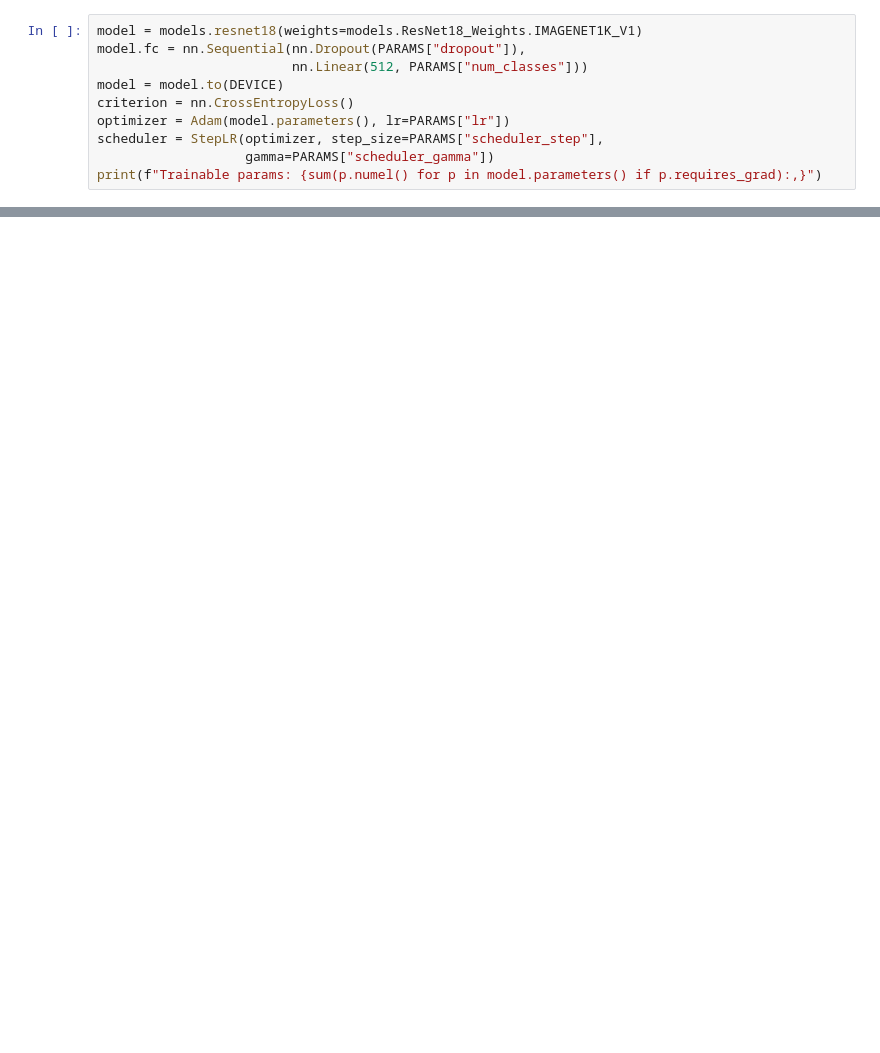
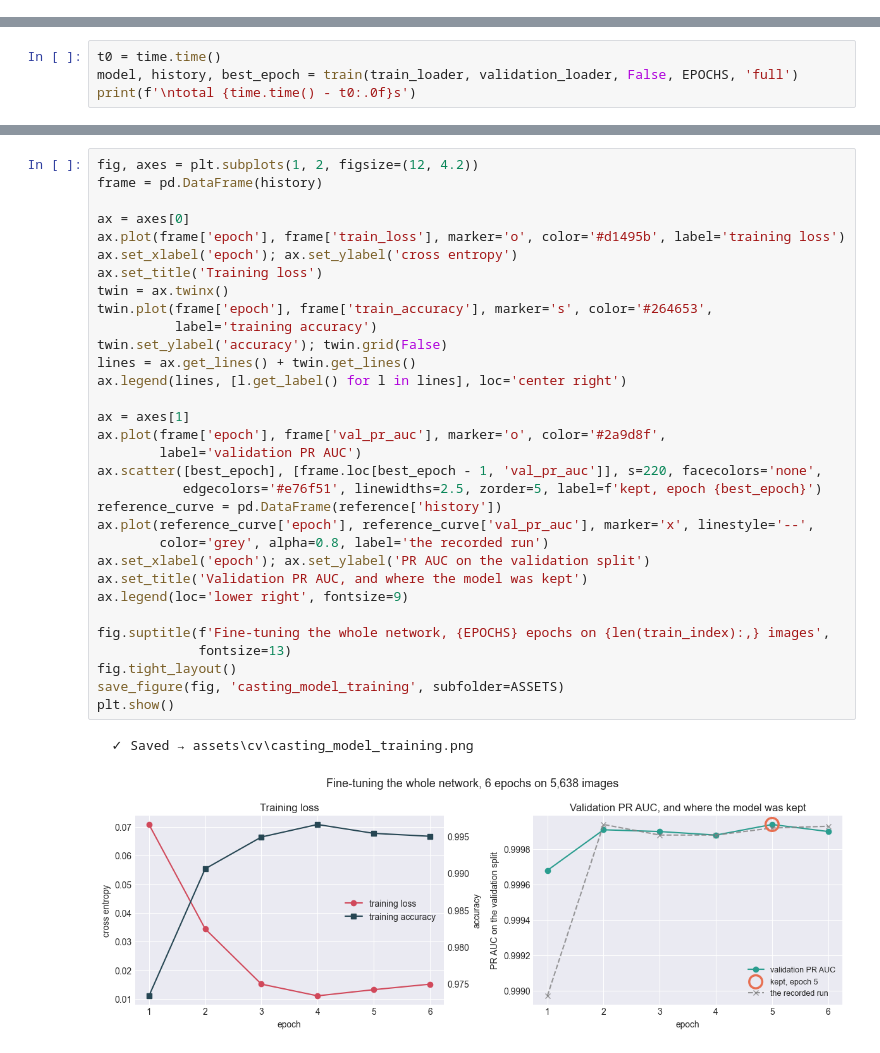
Before and after one commit to sergey-kasatov/arkon-manufacturing-ai, a Jupyter notebook: notebooks/03_cv/01_casting_defects/03_casting_modeling.ipynb, the cells around one changed output, grey strips where cells are left out. Saved outputs shown, nothing was run; the diff lists cells and outputs as text; blank space fills up the shorter version.

```diff
--- a/notebooks/03_cv/01_casting_defects/03_casting_modeling.ipynb
+++ b/notebooks/03_cv/01_casting_defects/03_casting_modeling.ipynb
@@ -106,10 +0,0 @@ print(f"Classes: {CLASSES} | Train: {len(train_set)} | Val: {len(val_set)} | Tes
-# %%
-model = models.resnet18(weights=models.ResNet18_Weights.IMAGENET1K_V1)
-model.fc = nn.Sequential(nn.Dropout(PARAMS["dropout"]),
-                         nn.Linear(512, PARAMS["num_classes"]))
-model = model.to(DEVICE)
-criterion = nn.CrossEntropyLoss()
-optimizer = Adam(model.parameters(), lr=PARAMS["lr"])
-scheduler = StepLR(optimizer, step_size=PARAMS["scheduler_step"],
-                   gamma=PARAMS["scheduler_gamma"])
-print(f"Trainable params: {sum(p.numel() for p in model.parameters() if p.requires_grad):,}")
@@ -241,0 +353,4 @@ plt.show()
+# %%
+t0 = time.time()
+model, history, best_epoch = train(train_loader, validation_loader, False, EPOCHS, 'full')
+print(f'\ntotal {time.time() - t0:.0f}s')
@@ -241,0 +379,35 @@ plt.show()
+# %%
+fig, axes = plt.subplots(1, 2, figsize=(12, 4.2))
+frame = pd.DataFrame(history)
+
+ax = axes[0]
+ax.plot(frame['epoch'], frame['train_loss'], marker='o', color='#d1495b', label='training loss')
+ax.set_xlabel('epoch'); ax.set_ylabel('cross entropy')
+ax.set_title('Training loss')
+twin = ax.twinx()
+twin.plot(frame['epoch'], frame['train_accuracy'], marker='s', color='#264653',
+          label='training accuracy')
+twin.set_ylabel('accuracy'); twin.grid(False)
+lines = ax.get_lines() + twin.get_lines()
+ax.legend(lines, [l.get_label() for l in lines], loc='center right')
+
+ax = axes[1]
+ax.plot(frame['epoch'], frame['val_pr_auc'], marker='o', color='#2a9d8f',
+        label='validation PR AUC')
+ax.scatter([best_epoch], [frame.loc[best_epoch - 1, 'val_pr_auc']], s=220, facecolors='none',
+           edgecolors='#e76f51', linewidths=2.5, zorder=5, label=f'kept, epoch {best_epoch}')
+reference_curve = pd.DataFrame(reference['history'])
+ax.plot(reference_curve['epoch'], reference_curve['val_pr_auc'], marker='x', linestyle='--',
+        color='grey', alpha=0.8, label='the recorded run')
+ax.set_xlabel('epoch'); ax.set_ylabel('PR AUC on the validation split')
+ax.set_title('Validation PR AUC, and where the model was kept')
+ax.legend(loc='lower right', fontsize=9)
+
+fig.suptitle(f'Fine-tuning the whole network, {EPOCHS} epochs on {len(train_index):,} images',
+             fontsize=13)
+fig.tight_layout()
+save_figure(fig, 'casting_model_training', subfolder=ASSETS)
+plt.show()
+# %% [output]
+  ✓ Saved → assets\cv\casting_model_training.png
+[figure, added]
```
Also changed, not shown: parts of 48 cells of this notebook, 12 other files.
